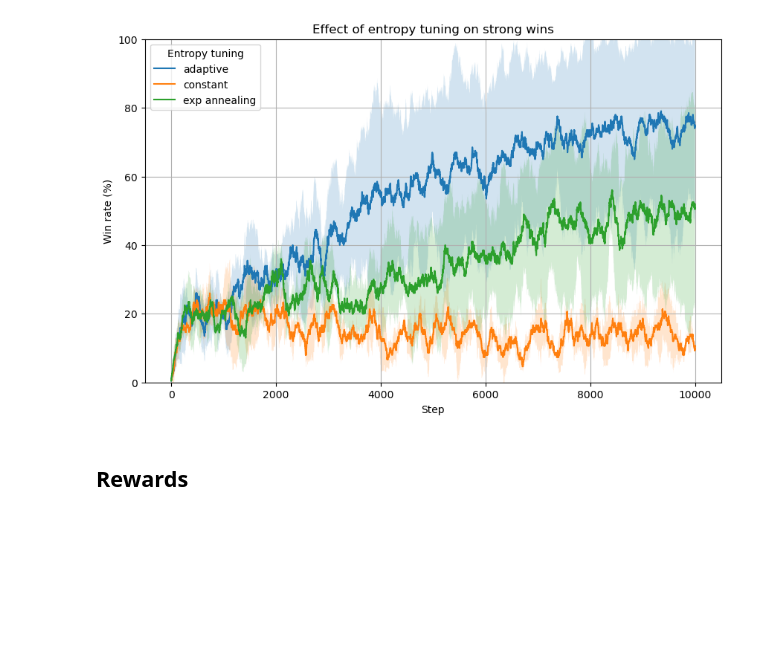
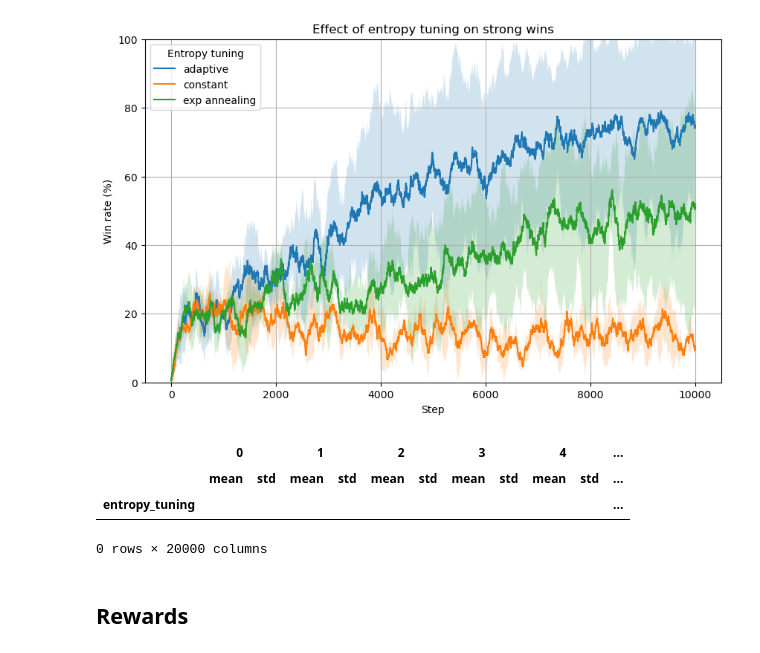
Before and after one commit to NilsGrossepieper/airhockey-rl-td3-sac, a Jupyter notebook: SAC/plots.ipynb, the cells around one changed output. Cells and saved outputs as stored; diff of their text form; code cells hidden in the pictures; blank space fills up the shorter version.

```diff
--- a/SAC/plots.ipynb
+++ b/SAC/plots.ipynb
@@ -163,6 +163,13 @@ plot_mean_and_std(agg_strong_entropy, 'Effect of entropy tuning on strong wins',
 # %% [output]
 [figure]
 [figure]
+# %%
+agg_weak_entropy.head(-100)
+# %% [output]
+|  | 0 |  | 1 |  | 2 |  | 3 |  | 4 |  | ... |
+|  | mean | std | mean | std | mean | std | mean | std | mean | std | ... |
+| entropy_tuning |  |  |  |  |  |  |  |  |  |  | ... |
+0 rows × 20000 columns
 # %% [markdown]
 ## Rewards
 # %%
```
Also changed, not shown: 10 other files.
